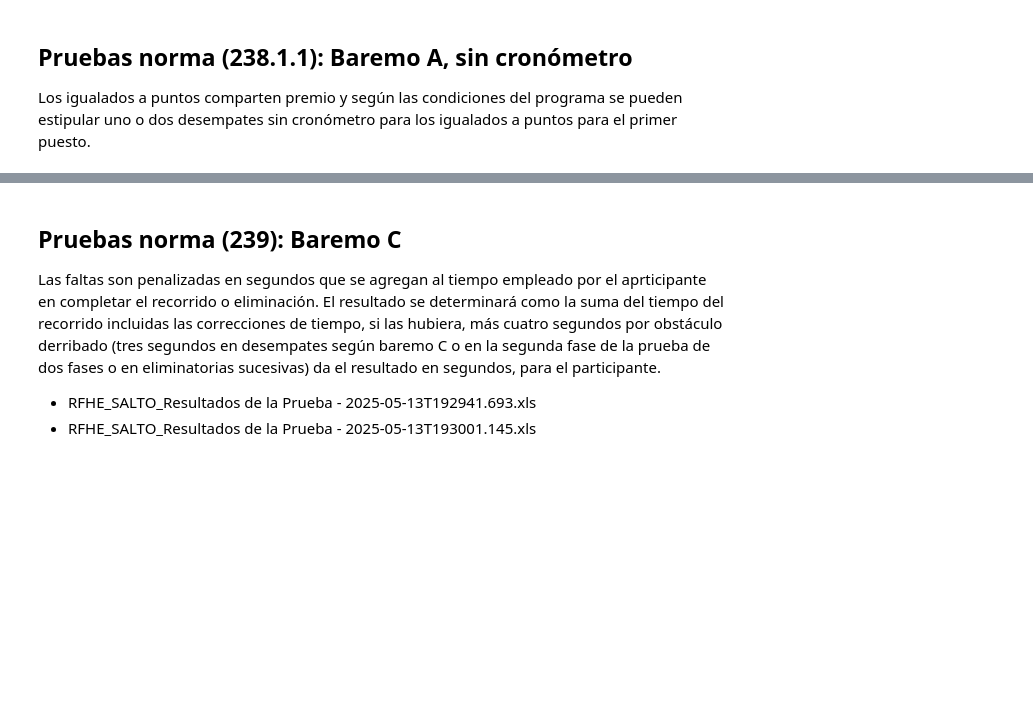
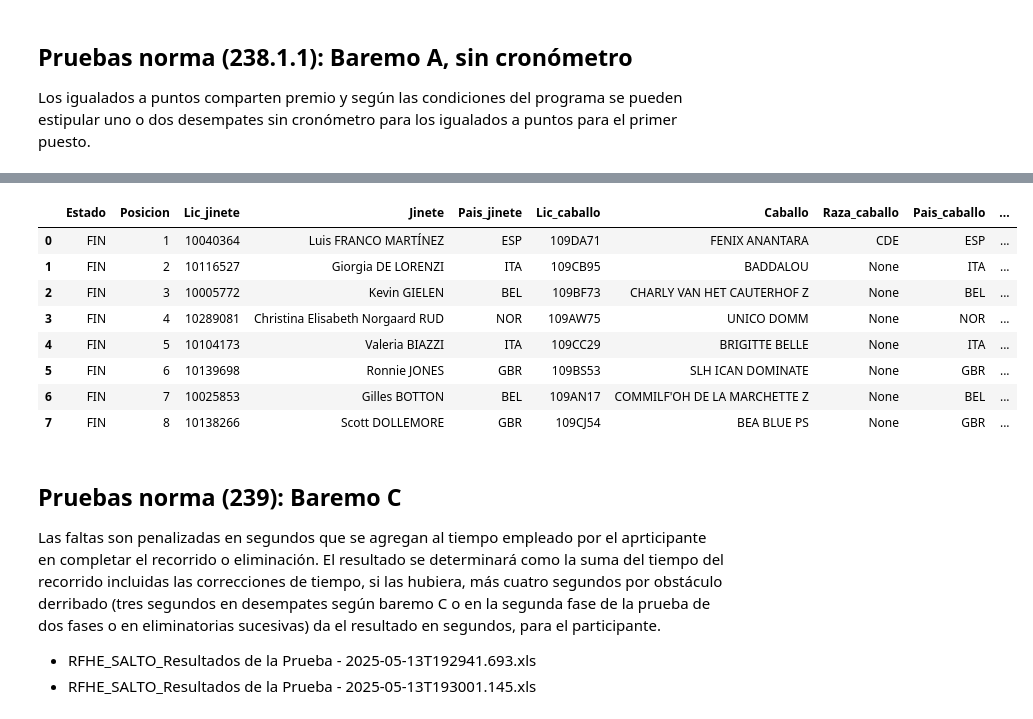
Before and after one commit to Gabijc/Proyecto_final_hipica, a Jupyter notebook: Notebooks/union_datos_scrapeados.ipynb, the cells around one changed output, grey strips where cells are left out. Cells and saved outputs as stored; diff of their text form; code cells hidden in the pictures; blank space fills up the shorter version.

```diff
--- a/Notebooks/union_datos_scrapeados.ipynb
+++ b/Notebooks/union_datos_scrapeados.ipynb
@@ -469,6 +540,8 @@ manga_ganadora
 # %% [markdown]
 ## Pruebas norma (238.1.1): Baremo A, sin cronómetro
 Los igualados a puntos comparten premio y según las condiciones del programa se pueden estipular uno o dos desempates sin cronómetro para los igualados a puntos para el primer puesto.
+# %%
+pd.set_option('display.max_columns', None)
 # %%
 BA_sc = pd.read_excel("../data/data_salto/resultados_2025/RFHE_SALTO_Resultados de la Prueba - 2025-05-13T151603.419.xls")
 BA_sc = modificaciones_generales(BA_sc)
@@ -557,3 +623,37 @@ BA_sc
+# %%
+for indice, row in BA_sc.iterrows():
+    celda = row["Puntuacion"]
+
+    if len(celda) == 1:
+        puntuacion = celda[0] # accedemos al primer elemento de la lista, que en este caso tiene solo un elemento, el 0
+        # print(puntuacion)
+
+        if "/" in puntuacion:
+            partes = puntuacion.split("/")
+            # print(partes[0])
+
+            if "(" not in partes[0]:
+                BA_sc.at[indice, "Ptos_Obs_R1"] = partes[0]
+                BA_sc.at[indice, "Tiempo_R1"] = partes[1]
+            else:
+                ptos_obs = partes[0].split("(")[1][0]
+                ptos_tiempo = partes[0].split("(")[1][-6]
+                BA_sc.at[indice, "Ptos_Obs_R1"] = ptos_obs
+                BA_sc.at[indice, "Ptos_tiempo_R1"] = ptos_tiempo
+                BA_sc.at[indice, "Tiempo_R1"] = partes[1]
+        else:
+            BA_sc.at[indice, "Ptos_Obs_R1"] = puntuacion
+BA_sc.head(8)
+# %% [output]
+|  | Estado | Posicion | Lic_jinete | Jinete | Pais_jinete | Lic_caballo | Caballo | Raza_caballo | Pais_caballo | ... |
+| 0 | FIN | 1 | 10040364 | Luis FRANCO MARTÍNEZ | ESP | 109DA71 | FENIX ANANTARA | CDE | ESP | ... |
+| 1 | FIN | 2 | 10116527 | Giorgia DE LORENZI | ITA | 109CB95 | BADDALOU | None | ITA | ... |
+| 2 | FIN | 3 | 10005772 | Kevin GIELEN | BEL | 109BF73 | CHARLY VAN HET CAUTERHOF Z | None | BEL | ... |
+| 3 | FIN | 4 | 10289081 | Christina Elisabeth Norgaard RUD | NOR | 109AW75 | UNICO DOMM | None | NOR | ... |
+| 4 | FIN | 5 | 10104173 | Valeria BIAZZI | ITA | 109CC29 | BRIGITTE BELLE | None | ITA | ... |
+| 5 | FIN | 6 | 10139698 | Ronnie JONES | GBR | 109BS53 | SLH ICAN DOMINATE | None | GBR | ... |
+| 6 | FIN | 7 | 10025853 | Gilles BOTTON | BEL | 109AN17 | COMMILF'OH DE LA MARCHETTE Z | None | BEL | ... |
+| 7 | FIN | 8 | 10138266 | Scott DOLLEMORE | GBR | 109CJ54 | BEA BLUE PS | None | GBR | ... |
 # %% [markdown]
 ## Pruebas norma (239): Baremo C
 Las faltas son penalizadas en segundos que se agregan al tiempo empleado por el aprticipante en completar el recorrido o eliminación. El resultado se determinará como la suma del tiempo del recorrido incluidas las correcciones de tiempo, si las hubiera, más cuatro segundos por obstáculo derribado (tres segundos en desempates según baremo C o en la segunda fase de la prueba de dos fases o en eliminatorias sucesivas) da el resultado en segundos, para el participante.
```
Also changed, not shown: parts of 6 cells of this notebook.
